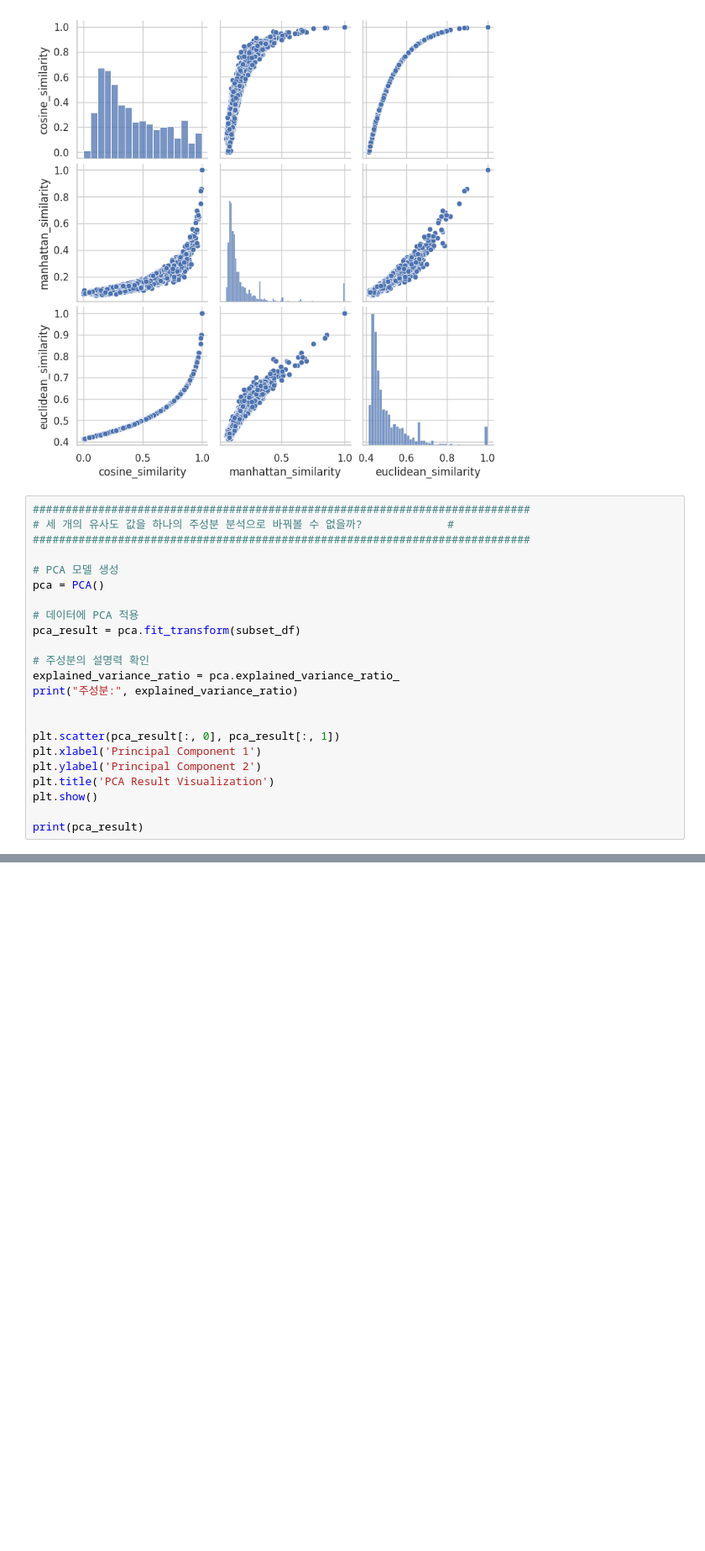
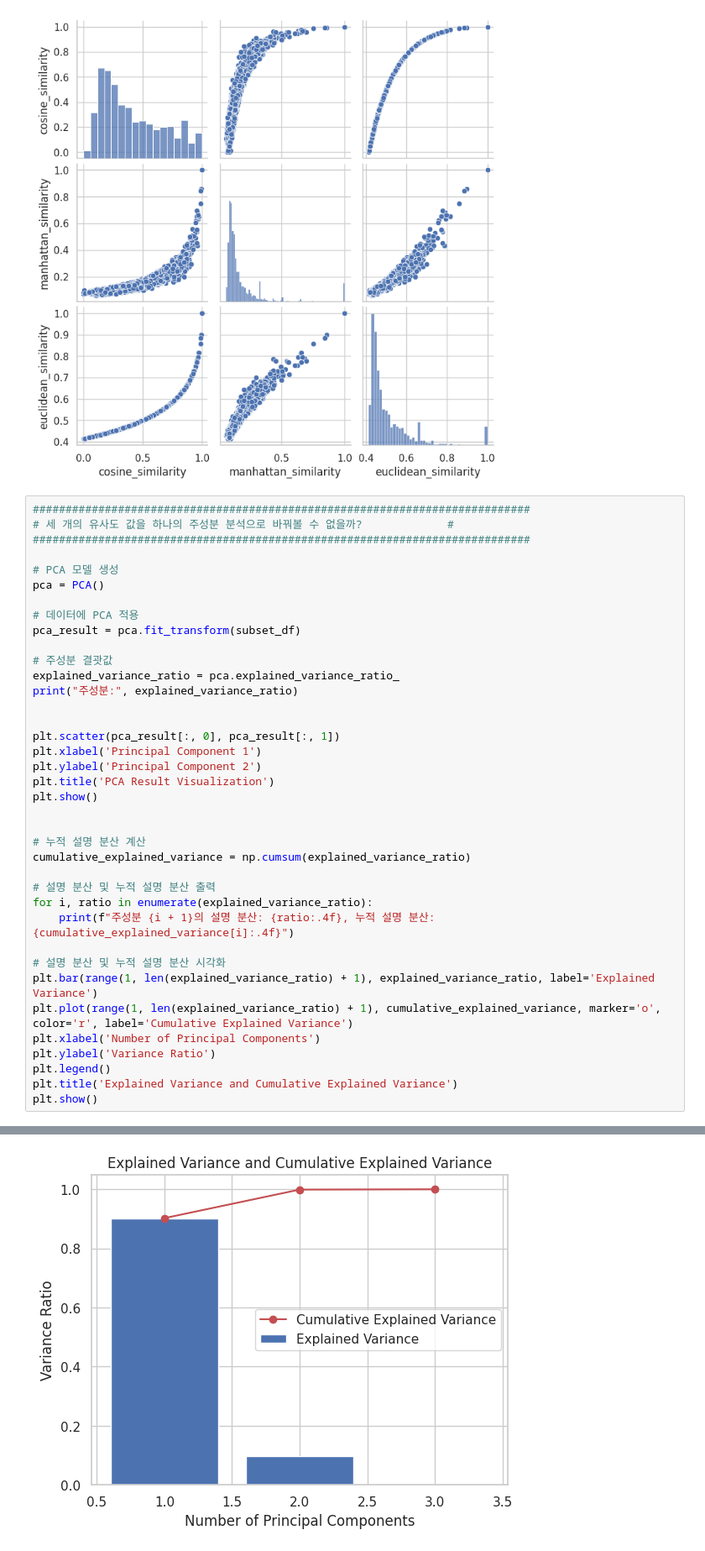
Before and after one commit to seokiho/kisti-police, a Jupyter notebook: jsonReader.ipynb, the cells around one changed output, grey strips where cells are left out. Shown at 84% size. Saved outputs shown, nothing was run; the diff lists cells and outputs as text; blank space fills up the shorter version.

```diff
--- a/jsonReader.ipynb
+++ b/jsonReader.ipynb
@@ -455,7 +455,7 @@ pca = PCA()
 # 데이터에 PCA 적용
 pca_result = pca.fit_transform(subset_df)
 
-# 주성분의 설명력 확인
+# 주성분 결괏값
 explained_variance_ratio = pca.explained_variance_ratio_
 print("주성분:", explained_variance_ratio)
 
@@ -466,7 +466,22 @@ plt.ylabel('Principal Component 2')
 plt.title('PCA Result Visualization')
 plt.show()
 
-print(pca_result)
+
+# 누적 설명 분산 계산
+cumulative_explained_variance = np.cumsum(explained_variance_ratio)
+
+# 설명 분산 및 누적 설명 분산 출력
+for i, ratio in enumerate(explained_variance_ratio):
+    print(f"주성분 {i + 1}의 설명 분산: {ratio:.4f}, 누적 설명 분산: {cumulative_explained_variance[i]:.4f}")
+
+# 설명 분산 및 누적 설명 분산 시각화
+plt.bar(range(1, len(explained_variance_ratio) + 1), explained_variance_ratio, label='Explained Variance')
+plt.plot(range(1, len(explained_variance_ratio) + 1), cumulative_explained_variance, marker='o', color='r', label='Cumulative Explained Variance')
+plt.xlabel('Number of Principal Components')
+plt.ylabel('Variance Ratio')
+plt.legend()
+plt.title('Explained Variance and Cumulative Explained Variance')
+plt.show()
 # %% [output]
 주성분: [0.90246013 0.09645076 0.00108912]
 [figure]
@@ -479,0 +491 @@ print(pca_result)
+[figure, added]
```
Also changed, not shown: parts of 3 cells of this notebook.
